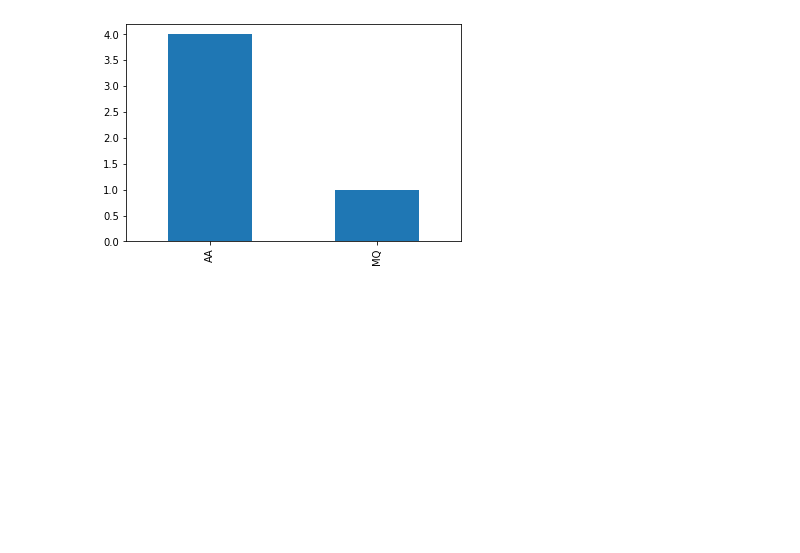
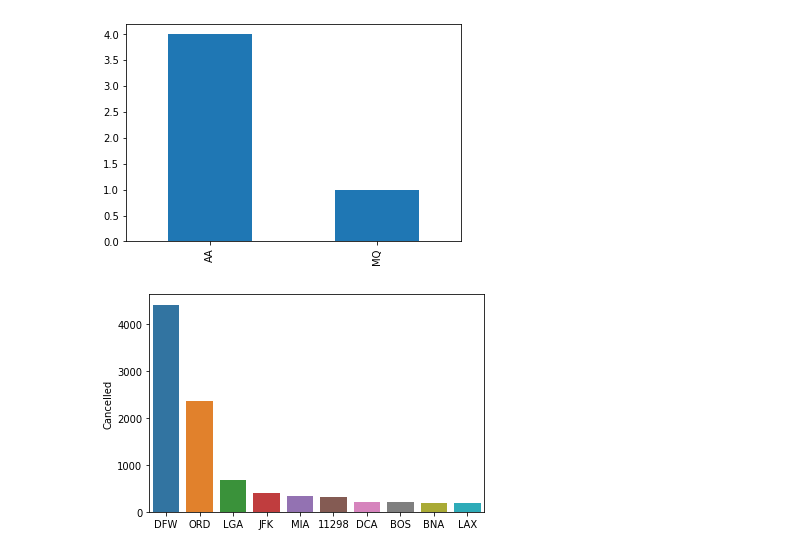
Before and after one commit to Kirstenj5115/Flight_Delays, a Jupyter notebook: FlightDelays_Capstone2_KirstenJames.ipynb, the cells around one changed output. Saved outputs shown, nothing was run; the diff lists cells and outputs as text; code cells hidden in the pictures; blank space fills up the shorter version.

```diff
--- a/FlightDelays_Capstone2_KirstenJames.ipynb
+++ b/FlightDelays_Capstone2_KirstenJames.ipynb
@@ -225,3 +225,13 @@ fig.tight_layout()
 # %% [output]
 [figure]
 [figure]
+# %%
+#top 10 cancellations at origin airport due to extreme weather
+s_sums=cancelcode_b['ORIGIN_AIRPORT'].value_counts()
+s_sumsdf=pd.DataFrame({'Cancelled':s_sums})
+s_top=s_sumsdf.head(10)
+s_top
+sns.barplot(x=s_top.index, y='Cancelled', data=s_top)
+plt.show()
+# %% [output]
+[figure, added]
```
Also changed, not shown: parts of 2 cells of this notebook.
